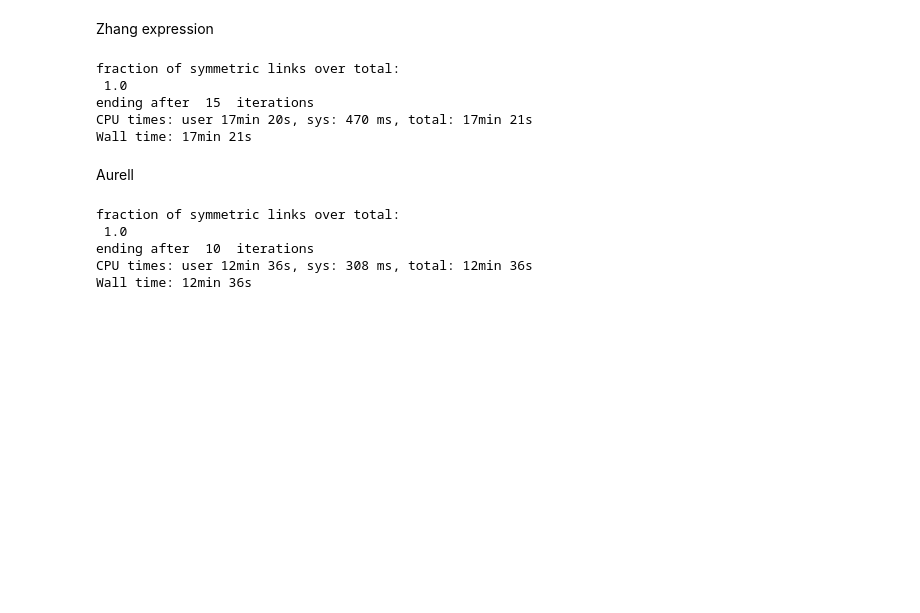
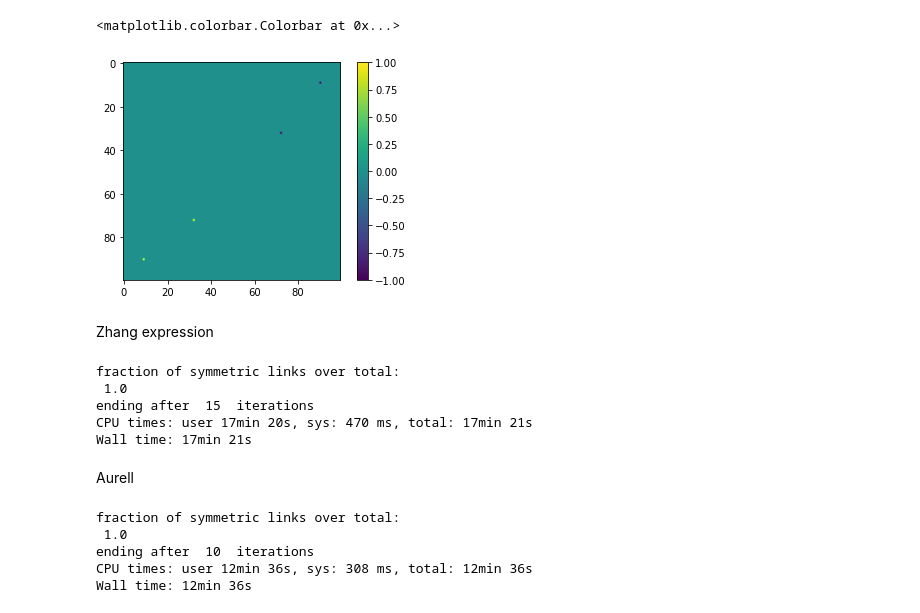
Before and after one commit to g-torr/uncovering-non-eq, a Jupyter notebook: appendix_2/different_OTA/Untitled.ipynb, the cells around one changed output. Saved outputs shown, nothing was run; the diff lists cells and outputs as text; code cells hidden in the pictures; blank space fills up the shorter version.

```diff
--- a/appendix_2/different_OTA/Untitled.ipynb
+++ b/appendix_2/different_OTA/Untitled.ipynb
@@ -69,6 +103,12 @@ k = 3
 T = 1
 J = make_network(N,k)
 J = antisymmetric_sign(J)
+# %%
+plt.imshow(J.toarray()[:100,:100])
+plt.colorbar()
+# %% [output]
+<matplotlib.colorbar.Colorbar at 0x...>
+[figure, added]
 # %% [markdown]
 Zhang expression
 # %%
```
Also changed, not shown: parts of 5 cells of this notebook, 10 other files.
